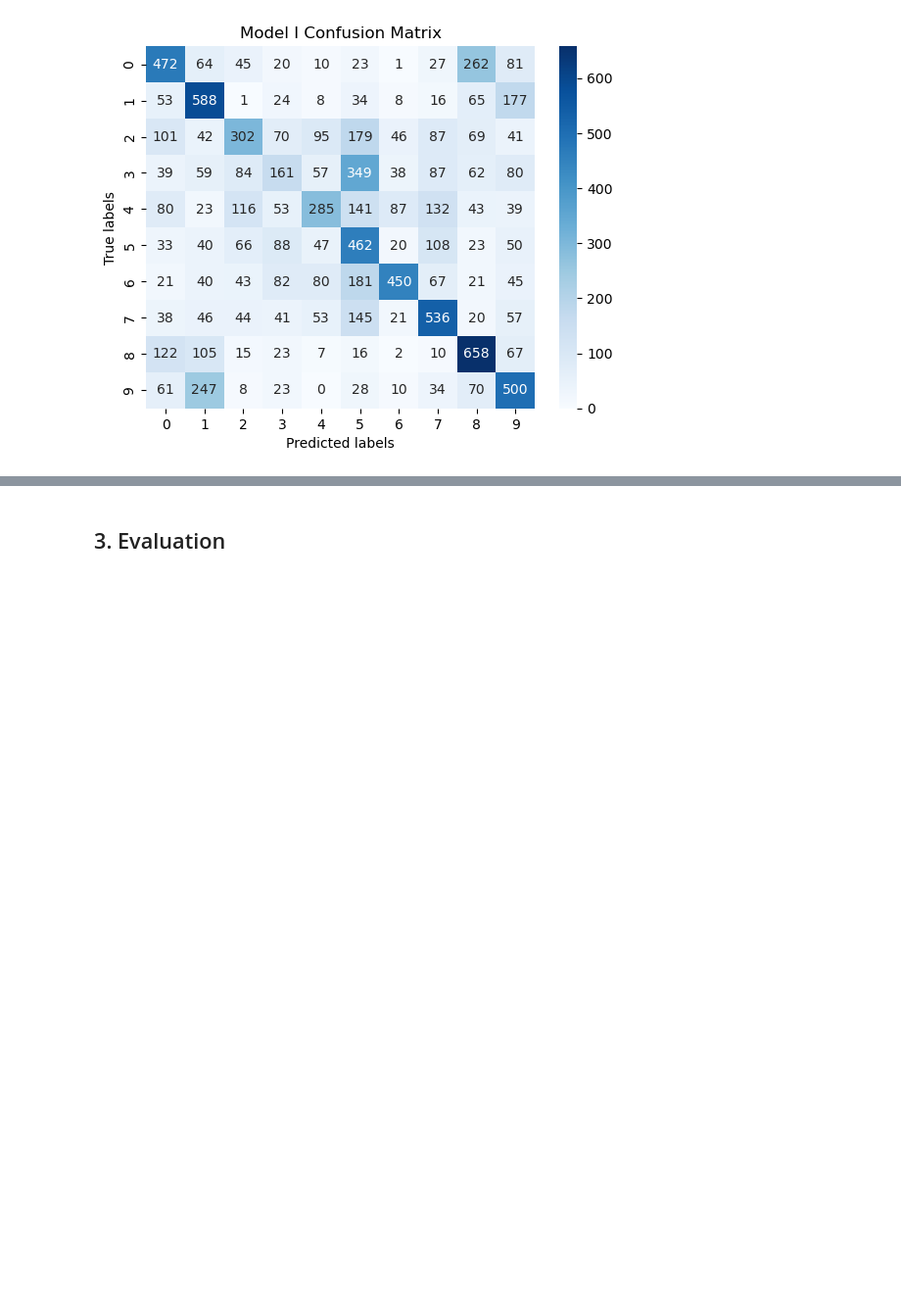
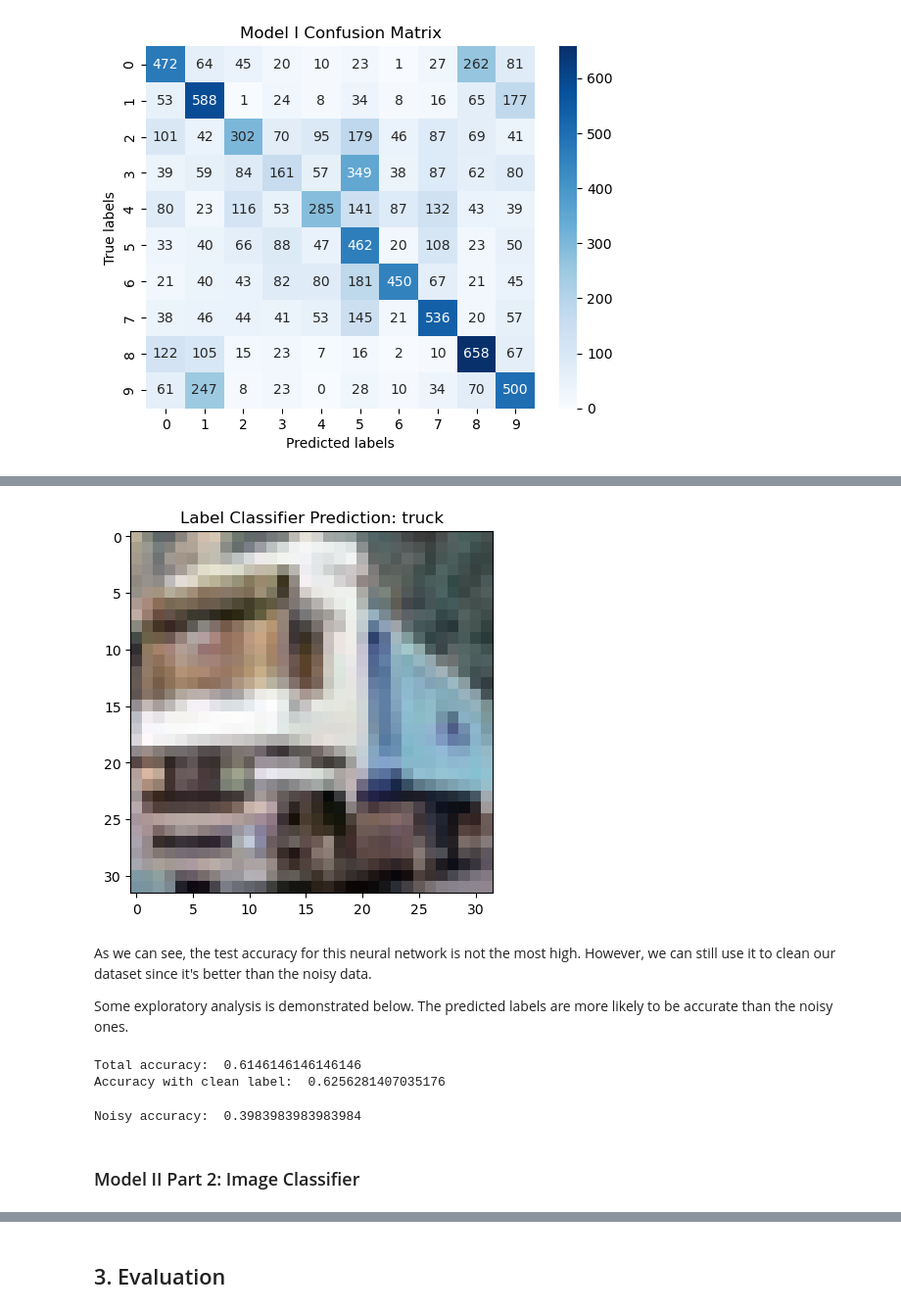
Before and after one commit to Colin-chan1366/Project3-WeaklySupervisedLearning, a Jupyter notebook: output/main.ipynb, the cells around one changed output, grey strips where cells are left out. Shown at 98% size. Cells and saved outputs as stored; diff of their text form; code cells hidden in the pictures; blank space fills up the shorter version.

Commit message:
Updated models with >60 acc
- all graphs in main.html

```diff
--- a/output/main.ipynb
+++ b/output/main.ipynb
@@ -366,0 +537,12 @@ plt.show()
+# %%
+early_stopping = tf.keras.callbacks.EarlyStopping(monitor='val_loss', patience=3, restore_best_weights=True)
+learning_rate_scheduler = tf.keras.callbacks.ReduceLROnPlateau(factor=0.5, patience=2)
+
+# Train the model
+history_m2labels = model_label.fit([x_train_image,x_train_label], y_train_label_clean, epochs=50,
+                          validation_data=([x_test_image, x_test_label], y_test_label_clean),
+                                   callbacks=[early_stopping, learning_rate_scheduler])
+
+# Evaluate the model
+test_loss, test_acc = model_label.evaluate([x_test_image, x_test_label], y_test_label_clean)
+print('Test accuracy:', test_acc)
@@ -366,0 +567,14 @@ plt.show()
+# %%
+# Treats noisy labels as clean labels and does not differentiate between the two
+# Input : (32, 32, 3) (32x32 pixels, 3 RGB channel) image
+# Output : Numerical classification label [0-9]
+def model_label_classifier(image, unclean_label):
+    '''
+    This function should takes in the image of dimension 32*32*3 as input and returns a label prediction
+    '''
+    img_data = np.zeros((1, 32, 32, 3))
+    img_data[0] = image
+    label_data = np.zeros((1))
+    label_data[0] = unclean_label
+    probs = model_label.predict([img_data[:1, :, :, :], label_data[:1]],verbose = 0) # verbose to stop printing the time/step line
+    return np.argmax(probs)
@@ -366,0 +583,16 @@ plt.show()
+# %%
+# Example
+folder_path =  "/Users/swzhao/Desktop/Columbia/Applied Data Science/Project 2 - Weakly Supervised learning/"
+img = cv2.imread(folder_path+'data/images/00002.png')
+plt.imshow(img)
+
+img_data = np.zeros((1, 32, 32, 3))
+img_data[0] = img
+plt.title("Label Classifier Prediction: " + str(classes[int(model_label_classifier(img, noisy_labels[1]))]))
+plt.show()
+# %% [output]
+[figure, added]
+# %% [markdown]
+As we can see, the test accuracy for this neural network is not the most high. However, we can still use it to clean our dataset since it's better than the noisy data.
+
+Some exploratory analysis is demonstrated below. The predicted labels are more likely to be accurate than the noisy ones.
@@ -366,0 +605,29 @@ plt.show()
+# %%
+total = len(noisy_labels[9001:10000])
+total_wrong = 0
+wrong_when_clean_label = 0
+num_clean_in_noisy = 0
+
+for pred, truth, noise in zip(y_label_pred, y_label_true, noisy_labels[9001:10000]):
+    if truth == noise:
+        num_clean_in_noisy += 1
+
+    if pred != truth:
+        total_wrong +=1
+
+        if truth == noise:
+            wrong_when_clean_label += 1
+
+print("Total accuracy: ", (total-total_wrong)/total)
+print("Accuracy with clean label: ", (num_clean_in_noisy-wrong_when_clean_label)/num_clean_in_noisy)
+# %% [output]
+Total accuracy:  0.6146146146146146
+Accuracy with clean label:  0.6256281407035176
+# %%
+num_differences_clean_noisy = sum(el1 != el2 for el1, el2 in zip(clean_labels[9001:10000], noisy_labels[9001:10000]))
+
+print("Noisy accuracy: ", (total-num_differences_clean_noisy)/total)
+# %% [output]
+Noisy accuracy:  0.3983983983983984
+# %% [markdown]
+### Model II Part 2: Image Classifier
```
Also changed, not shown: parts of 24 cells of this notebook, 1 other file.
